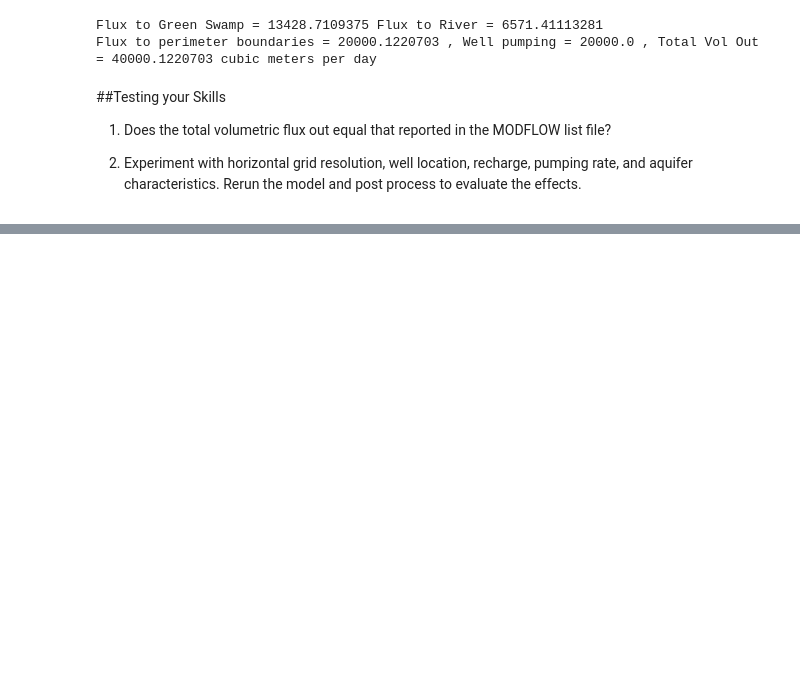
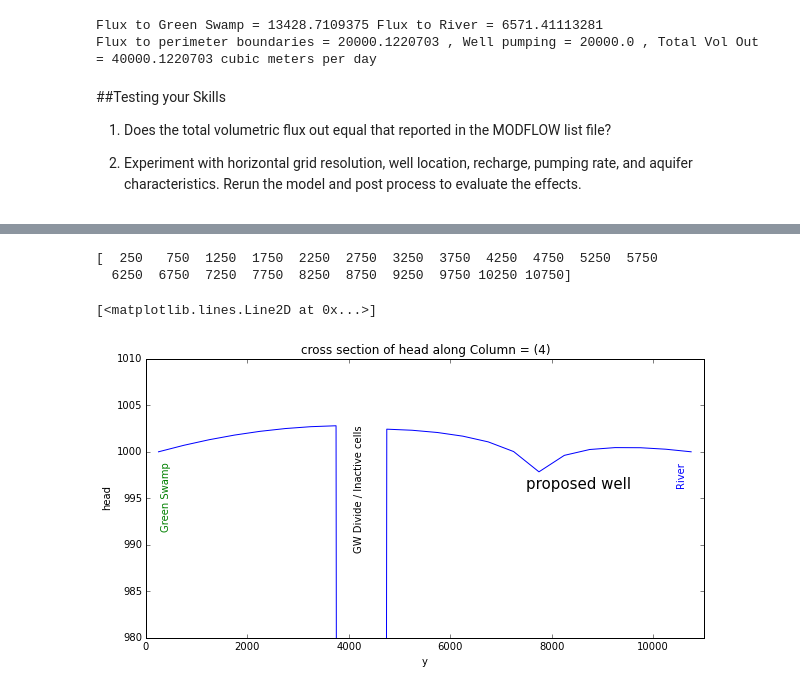
Before and after one commit to Applied-Groundwater-Modeling-2nd-Ed/Chapter_4_problems-1, a Jupyter notebook: P4.3_Flopy_Hubbertville_areal_model.ipynb, the cells around one changed output, grey strips where cells are left out. Saved outputs shown, nothing was run; the diff lists cells and outputs as text; code cells hidden in the pictures; blank space fills up the shorter version.

```diff
--- a/P4.3_Flopy_Hubbertville_areal_model.ipynb
+++ b/P4.3_Flopy_Hubbertville_areal_model.ipynb
@@ -427,0 +625,24 @@ Flux to perimeter boundaries = 20000.1220703 , Well pumping = 20000.0 , Total Vo
+# %%
+#for our cross section create X-coordinates to match with heads
+XCOORD = np.arange(0, 11000, 500) + 250
+print XCOORD
+# %% [output]
+[  250   750  1250  1750  2250  2750  3250  3750  4250  4750  5250  5750
+  6250  6750  7250  7750  8250  8750  9250  9750 10250 10750]
+# %%
+fig = plt.figure(figsize=(10, 5))
+ax = fig.add_subplot(1, 1, 1)
+TITLE =  'cross section of head along Column = ({0})'.format(COL)
+ax.set_title(TITLE)
+ax.set_xlabel('y')
+ax.set_ylabel('head')
+ax.set_xlim(0, 11000.)
+ax.set_ylim(980.,1010.)
+ax.text(7500, 996, r"proposed well", fontsize=15, color="black")
+ax.text(10480, 998, r"River", fontsize=10, color="blue",rotation='vertical')
+ax.text(300, 998, r"Green Swamp", fontsize=10, color="green",rotation='vertical')
+ax.text(4100,1002., r"GW Divide / Inactive cells", fontsize=10, color="black",rotation='vertical')
+ax.plot(XCOORD, Y)
+# %% [output]
+[<matplotlib.lines.Line2D at 0x...>]
+[figure, added]
```
Also changed, not shown: parts of 55 cells of this notebook.
